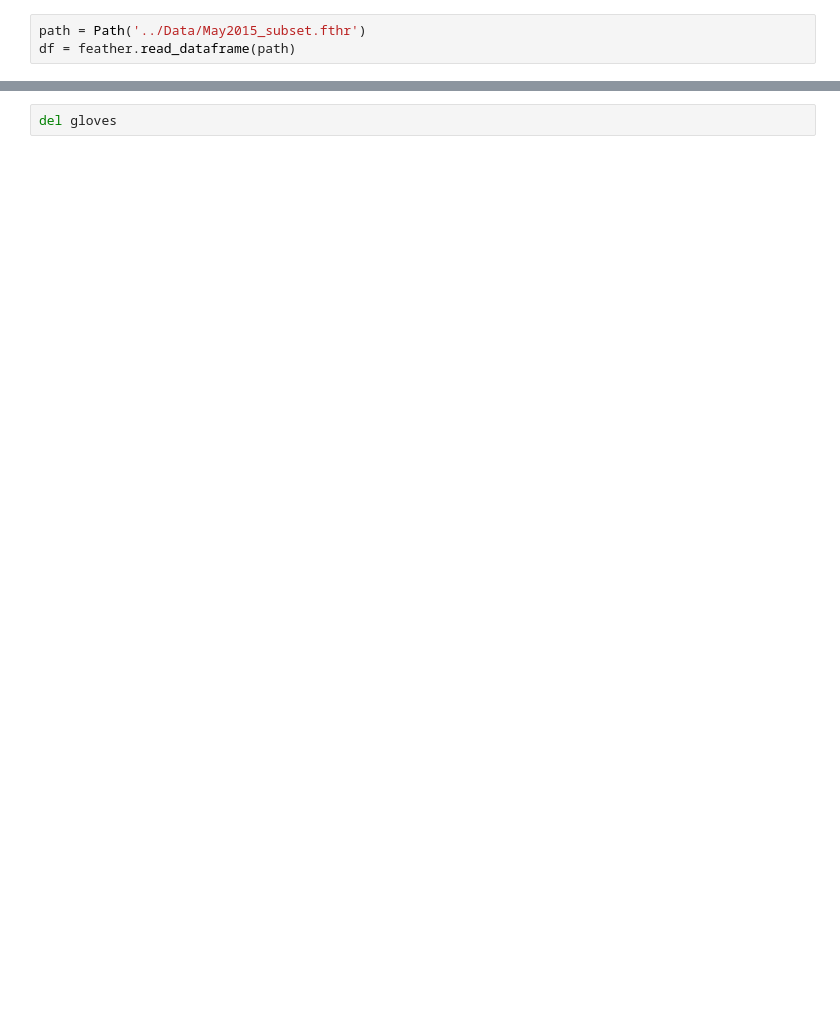
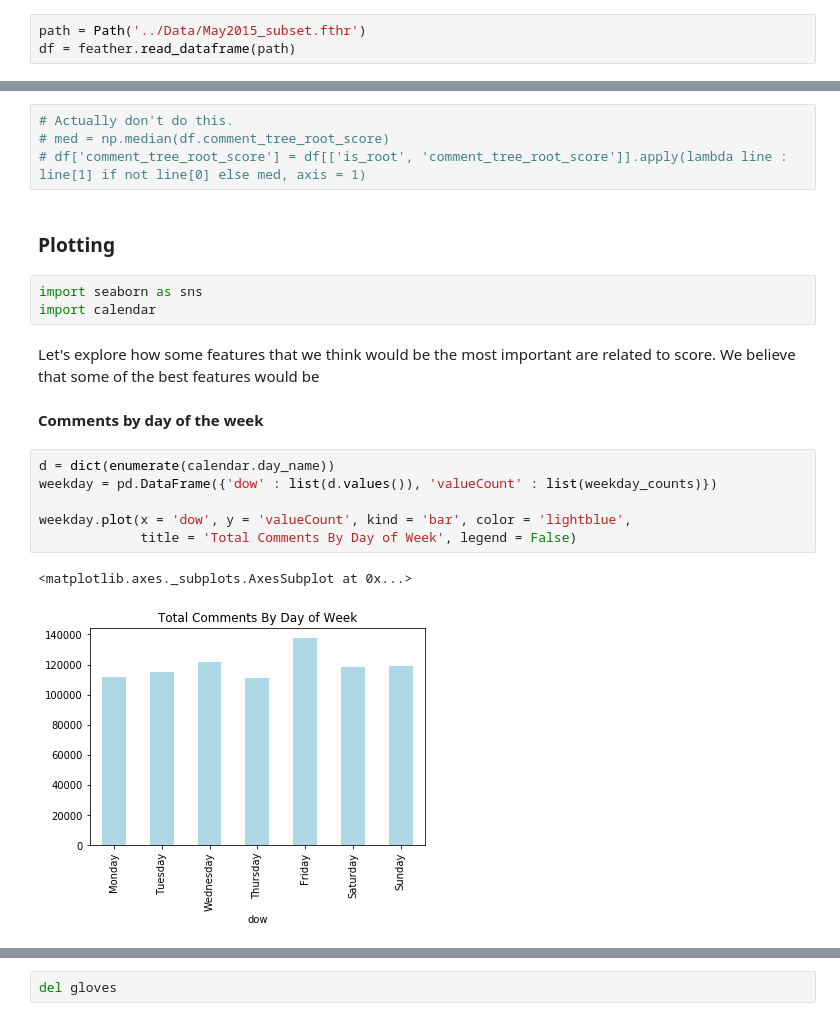
Before and after one commit to Prakhar-USF/ml-reddit, a Jupyter notebook: max_notebook.ipynb, the cells around one changed output, grey strips where cells are left out. Saved outputs shown, nothing was run; the diff lists cells and outputs as text; blank space fills up the shorter version.

```diff
--- a/max_notebook.ipynb
+++ b/max_notebook.ipynb
@@ -556,0 +766,22 @@ df['doc2vec'] = doc2vec
+# %%
+# Actually don't do this.
+# med = np.median(df.comment_tree_root_score)
+# df['comment_tree_root_score'] = df[['is_root', 'comment_tree_root_score']].apply(lambda line : line[1] if not line[0] else med, axis = 1)
+# %% [markdown]
+### Plotting
+# %%
+import seaborn as sns
+import calendar
+# %% [markdown]
+Let's explore how some features that we think would be the most important are related to score. We believe that some of the best features would be
+# %% [markdown]
+**Comments by day of the week**
+# %%
+d = dict(enumerate(calendar.day_name))
+weekday = pd.DataFrame({'dow' : list(d.values()), 'valueCount' : list(weekday_counts)})
+
+weekday.plot(x = 'dow', y = 'valueCount', kind = 'bar', color = 'lightblue',
+             title = 'Total Comments By Day of Week', legend = False)
+# %% [output]
+<matplotlib.axes._subplots.AxesSubplot at 0x...>
+[figure, added]
```
Also changed, not shown: parts of 323 cells of this notebook.
